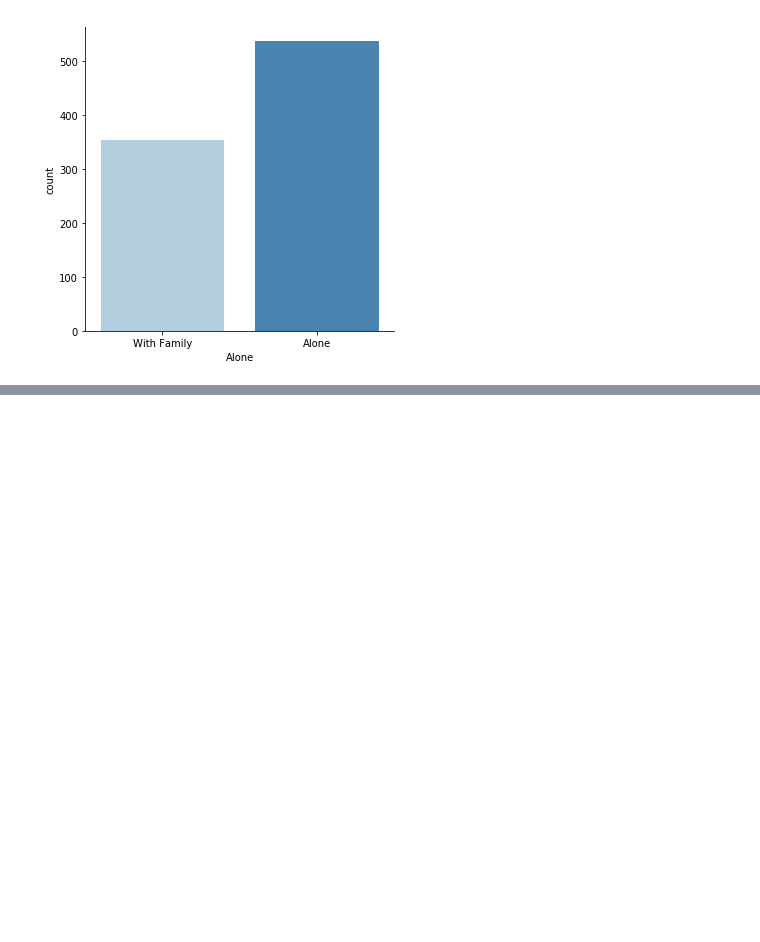
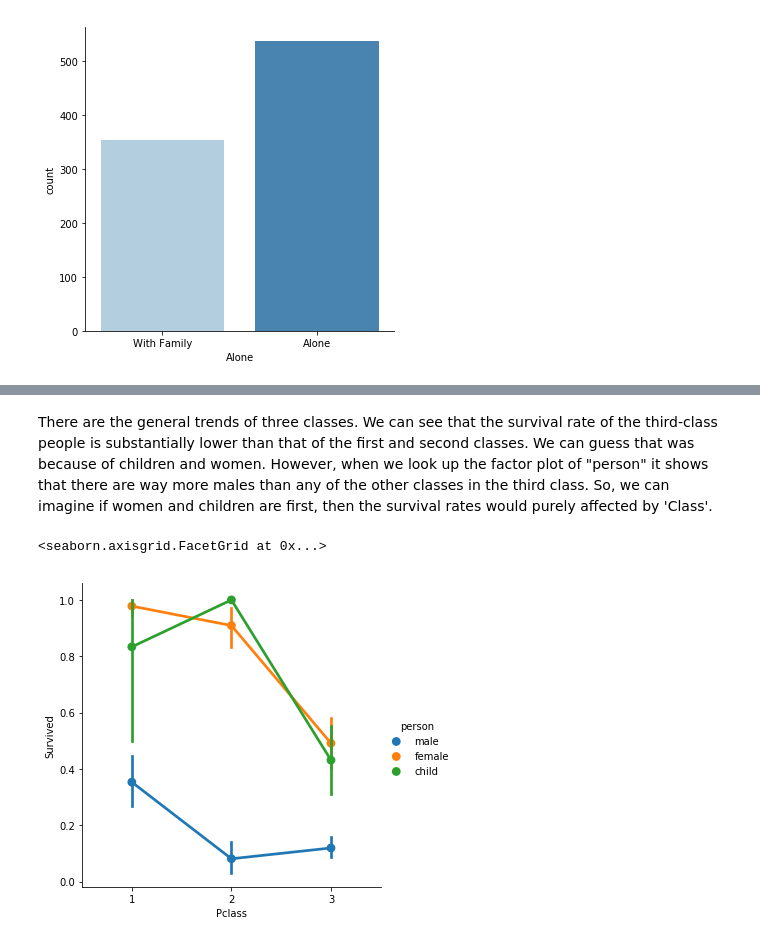
Before and after one commit to stellazhu31/Kaggle-Titanic-Machine-Learning-Personal-Project, a Jupyter notebook: Prediction of Titanic Survival Information.ipynb, the cells around one changed output, grey strips where cells are left out. Cells and saved outputs as stored; diff of their text form; code cells hidden in the pictures; blank space fills up the shorter version.

```diff
--- a/Prediction of Titanic Survival Information.ipynb
+++ b/Prediction of Titanic Survival Information.ipynb
@@ -299,0 +321,7 @@ It's quite a bit more people were completely alone than those that came on board
+# %% [markdown]
+There are the general trends of three classes. We can see that the survival rate of the third-class people is substantially lower than that of the first and second classes. We can guess that was because of children and women. However, when we look up the factor plot of "person" it shows that there are way more males than any of the other classes in the third class. So, we can imagine if women and children are first, then the survival rates would purely affected by 'Class'.
+# %%
+sns.factorplot('Pclass','Survived',hue='person',data=titanic_df)
+# %% [output]
+<seaborn.axisgrid.FacetGrid at 0x...>
+[figure, added]
```
Also changed, not shown: parts of 14 cells of this notebook.
